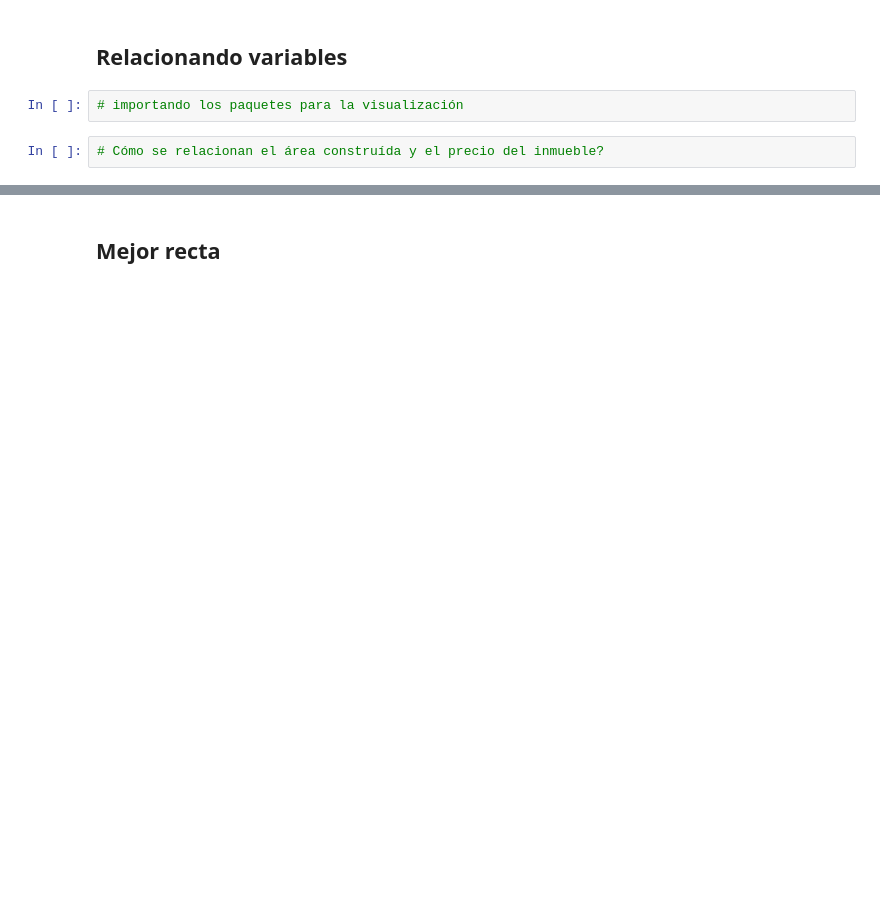
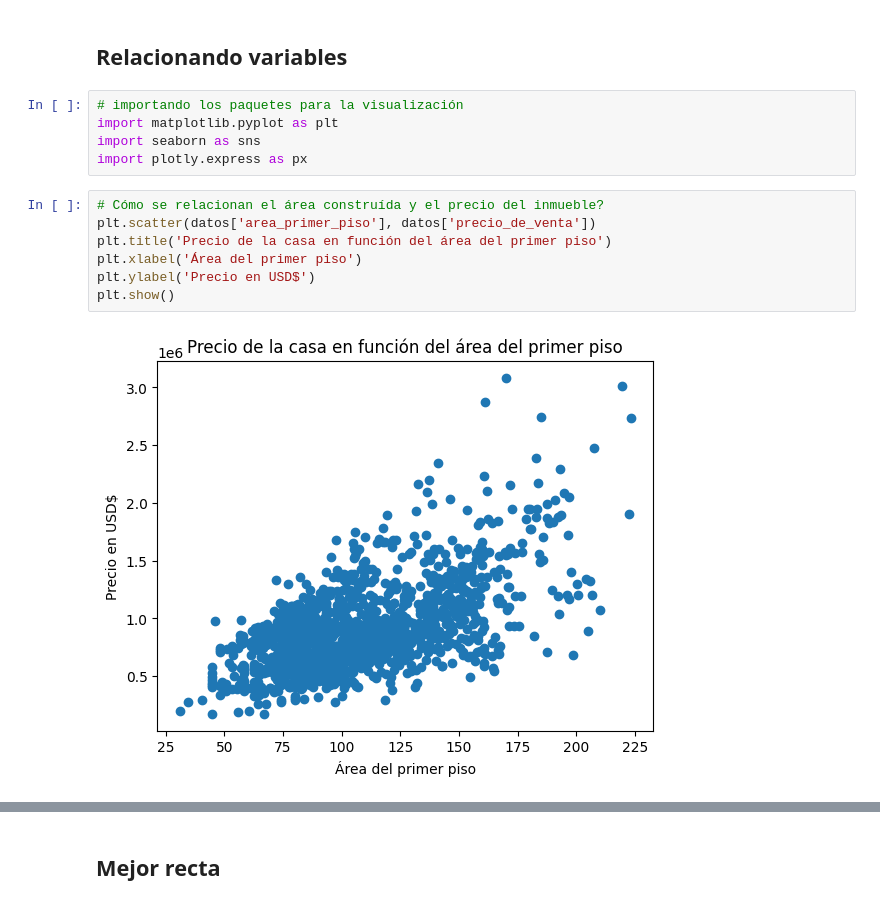
Before and after one commit to Nataliahfk/estadistica_python, a Jupyter notebook: precios_de_inmuebles_regresion_lineal.ipynb, the cells around one changed output, grey strips where cells are left out. Saved outputs shown, nothing was run; the diff lists cells and outputs as text; blank space fills up the shorter version.

```diff
--- a/precios_de_inmuebles_regresion_lineal.ipynb
+++ b/precios_de_inmuebles_regresion_lineal.ipynb
@@ -77,7 +193,17 @@ El coeficiente de correlación de Pearson nos permite medir la relación lineal
 ## Relacionando variables
 # %%
 # importando los paquetes para la visualización
+import matplotlib.pyplot as plt
+import seaborn as sns
+import plotly.express as px
-# %%
-# Cómo se relacionan el área construída y el precio del inmueble?
+# %%
+# Cómo se relacionan el área construída y el precio del inmueble?
+plt.scatter(datos['area_primer_piso'], datos['precio_de_venta'])
+plt.title('Precio de la casa en función del área del primer piso')
+plt.xlabel('Área del primer piso')
+plt.ylabel('Precio en USD$')
+plt.show()
+# %% [output]
+[figure, added]
 # %%
 # Aparentemente mientras mayor es el área del primer piso, mayor es el precio de la casa.
```
Also changed, not shown: parts of 29 cells of this notebook.
